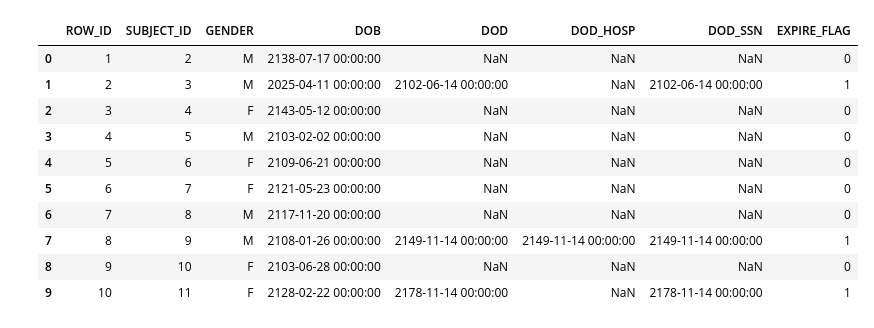
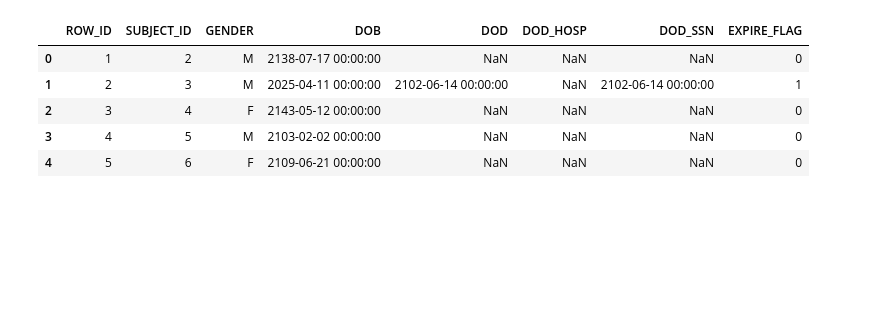
Before and after one commit to Raye2333/mimic3-research, a Jupyter notebook: code/diabetes.ipynb, the cells around one changed output. Saved outputs shown, nothing was run; the diff lists cells and outputs as text; code cells hidden in the pictures; blank space fills up the shorter version.

```diff
--- a/code/diabetes.ipynb
+++ b/code/diabetes.ipynb
@@ -17,15 +17,10 @@ df_pat.to_csv('../data/patients0.csv')
 # %%
 df_pat = pd.read_csv('../data/patients0.csv')
-df_pat.head(10)
+df_pat.head(5)
 # %% [output]
 |  | ROW_ID | SUBJECT_ID | GENDER | DOB | DOD | DOD_HOSP | DOD_SSN | EXPIRE_FLAG |
 | 0 | 1 | 2 | M | 2138-07-17 00:00:00 | NaN | NaN | NaN | 0 |
 | 1 | 2 | 3 | M | 2025-04-11 00:00:00 | 2102-06-14 00:00:00 | NaN | 2102-06-14 00:00:00 | 1 |
 | 2 | 3 | 4 | F | 2143-05-12 00:00:00 | NaN | NaN | NaN | 0 |
 | 3 | 4 | 5 | M | 2103-02-02 00:00:00 | NaN | NaN | NaN | 0 |
 | 4 | 5 | 6 | F | 2109-06-21 00:00:00 | NaN | NaN | NaN | 0 |
-| 5 | 6 | 7 | F | 2121-05-23 00:00:00 | NaN | NaN | NaN | 0 |
-| 6 | 7 | 8 | M | 2117-11-20 00:00:00 | NaN | NaN | NaN | 0 |
-| 7 | 8 | 9 | M | 2108-01-26 00:00:00 | 2149-11-14 00:00:00 | 2149-11-14 00:00:00 | 2149-11-14 00:00:00 | 1 |
-| 8 | 9 | 10 | F | 2103-06-28 00:00:00 | NaN | NaN | NaN | 0 |
-| 9 | 10 | 11 | F | 2128-02-22 00:00:00 | 2178-11-14 00:00:00 | NaN | 2178-11-14 00:00:00 | 1 |
```
Also changed, not shown: parts of 18 cells of this notebook.
